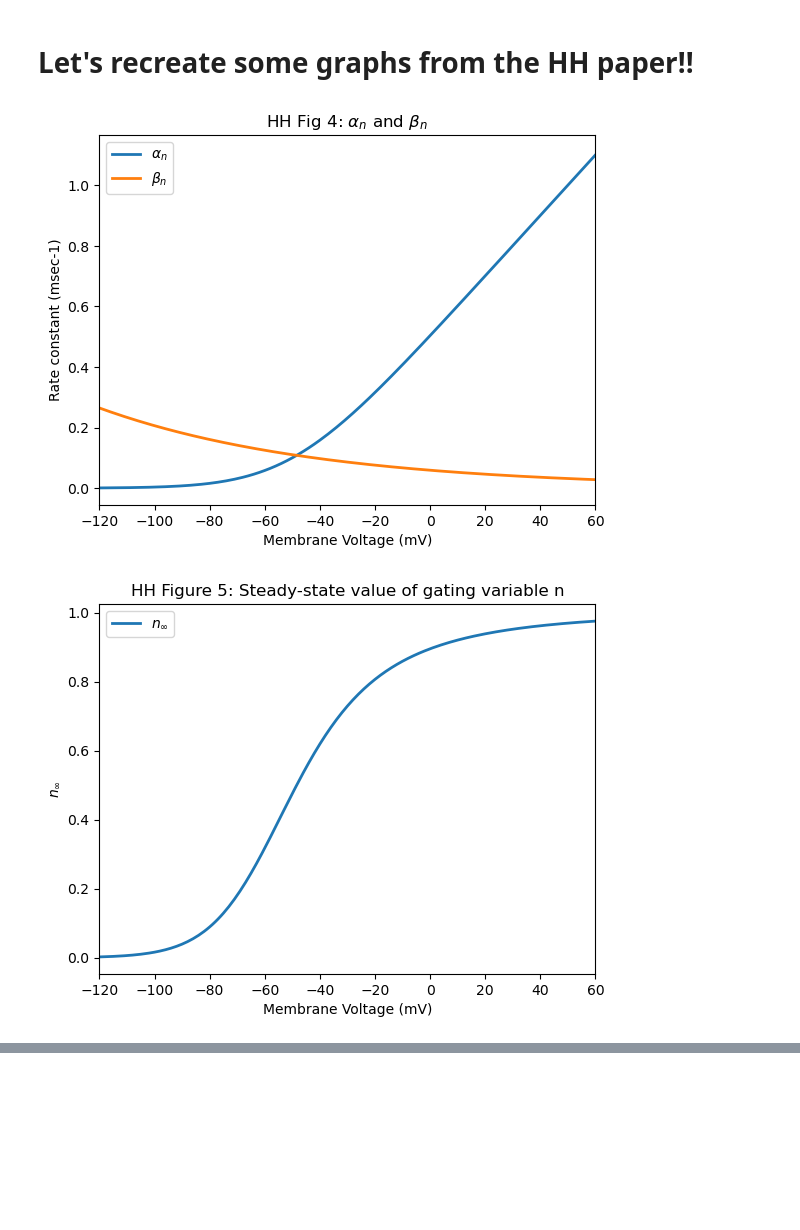
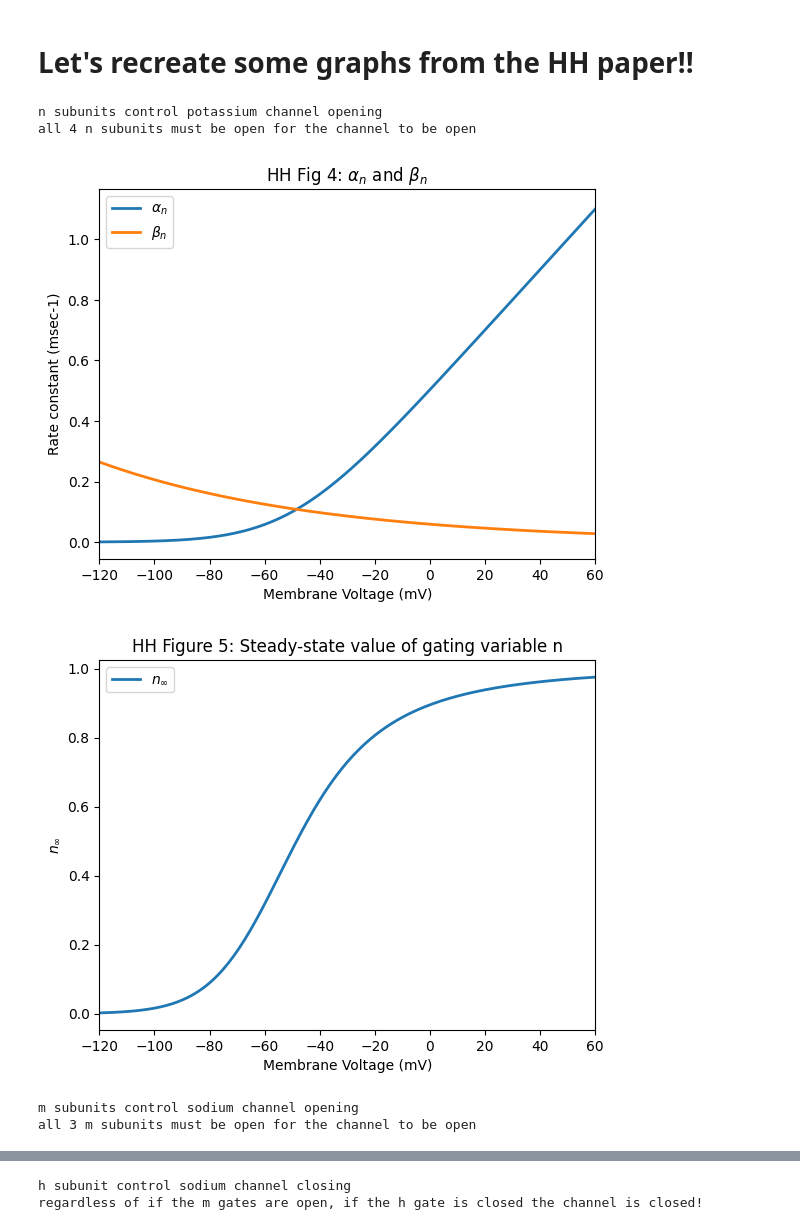
Before and after one commit to calderast/hodgkin-huxley, a Jupyter notebook: HH_python.ipynb, the cells around one changed output, grey strips where cells are left out. Drawn from its saved outputs; the diff is of its cells as text; code cells hidden in the pictures; blank space fills up the shorter version.

```diff
--- a/HH_python.ipynb
+++ b/HH_python.ipynb
@@ -174,6 +174,9 @@ n_inf = an_vals / (an_vals + Bn_vals)
 m_inf = am_vals / (am_vals + Bm_vals)
 h_inf = ah_vals / (ah_vals + Bh_vals)
 
+print("n subunits control potassium channel opening")
+print("all 4 n subunits must be open for the channel to be open")
+
 # Recreate HH Figure 4 (a_n and B_n as a function of membrane voltage)
 # Fig 4 is on p. 206-207 of "The Annotated Hodgkin and Huxley"
 plt.figure(4)
@@ -184,6 +187,7 @@ plt.xlim([-120, 60])
 plt.xlabel("Membrane Voltage (mV)")
 plt.ylabel("Rate constant (msec-1)")
 plt.legend()
+plt.show()
 
 # Recreate HH Figure 5 (n_infinity as a function of membrane voltage)
 # Fig 5 is on p. 206-207 of "The Annotated Hodgkin and Huxley"
@@ -194,6 +198,10 @@ plt.xlim([-120, 60])
 plt.xlabel("Membrane Voltage (mV)")
 plt.ylabel("$n_{\infty}$")
 plt.legend()
+plt.show()
+
+print("m subunits control sodium channel opening")
+print("all 3 m subunits must be open for the channel to be open")
 
 # Recreate HH Figure 7 (a_m and B_m as a function of membrane voltage)
 # Fig 7 is on p. 214-215 of "The Annotated Hodgkin and Huxley"
@@ -206,40 +214,49 @@ plt.ylim([0, 11])
 plt.xlabel("Membrane Voltage (mV)")
 plt.ylabel("Rate constant (msec-1)")
 plt.legend()
+plt.show()
 
 # Recreate HH Figure 8 (m_infinity as a function of membrane voltage)
 # Fig 8 is on p. 216-217 of "The Annotated Hodgkin and Huxley"
 plt.figure(8)
 plt.title("HH Fig 8: Steady-state value of gating variable m")
-plt.plot(Vm_test, m_inf, label=r"$n_{\infty}$", linewidth=2)
+plt.plot(Vm_test, m_inf, label=r"$m_{\infty}$", linewidth=2)
 plt.xlim([-80, 60])
 plt.xlabel("Membrane Voltage (mV)")
-plt.ylabel("$n_{\infty}$")
+plt.ylabel("$m_{\infty}$")
 plt.legend()
+plt.show()
+
+print("h subunit control sodium channel closing")
+print("regardless of if the m gates are open, if the h gate is closed the channel is closed!")
 
 # Recreate HH Figure 9 (a_h and B_h as a function of membrane voltage)
 # Fig 9 is on p. 218-219 of "The Annotated Hodgkin and Huxley"
 plt.figure(9)
 plt.title("HH Fig 9: $\\alpha_h$ and $\\beta_h$")
 plt.plot(Vm_test, ah_vals, label=r"$\alpha_h$", linewidth=2)
 plt.plot(Vm_test, Bh_vals, label=r"$\beta_h$", linewidth=2)
 plt.xlim([-100, 50])
 plt.xlabel("Membrane Voltage (mV)")
 plt.ylabel("Rate constant (msec-1)")
 plt.legend()
+plt.show()
 
 # Recreate HH Figure 10 (h_infinity as a function of membrane voltage)
 # Fig 10 is on p. 220-222 of "The Annotated Hodgkin and Huxley"
 plt.figure(10)
 plt.title("HH Fig 10: Steady-state value of gating variable h")
 plt.plot(Vm_test, h_inf, label=r"$h_{\infty}$", linewidth=2)
 plt.xlim([-110, 40])
 plt.xlabel("Membrane Voltage (mV)")
 plt.ylabel("$h_{\infty}$")
 plt.legend()
-
 plt.show()
 # %% [output]
+n subunits control potassium channel opening
+all 4 n subunits must be open for the channel to be open
-[figure, old version]
+[figure, new version]
-[figure, old version]
+[figure, new version]
+m subunits control sodium channel opening
+all 3 m subunits must be open for the channel to be open
 [figure]
@@ -246,0 +264,2 @@ plt.show()
+h subunit control sodium channel closing
+regardless of if the m gates are open, if the h gate is closed the channel is closed!
```
Also changed, not shown: parts of 2 cells of this notebook, 1 other file.
